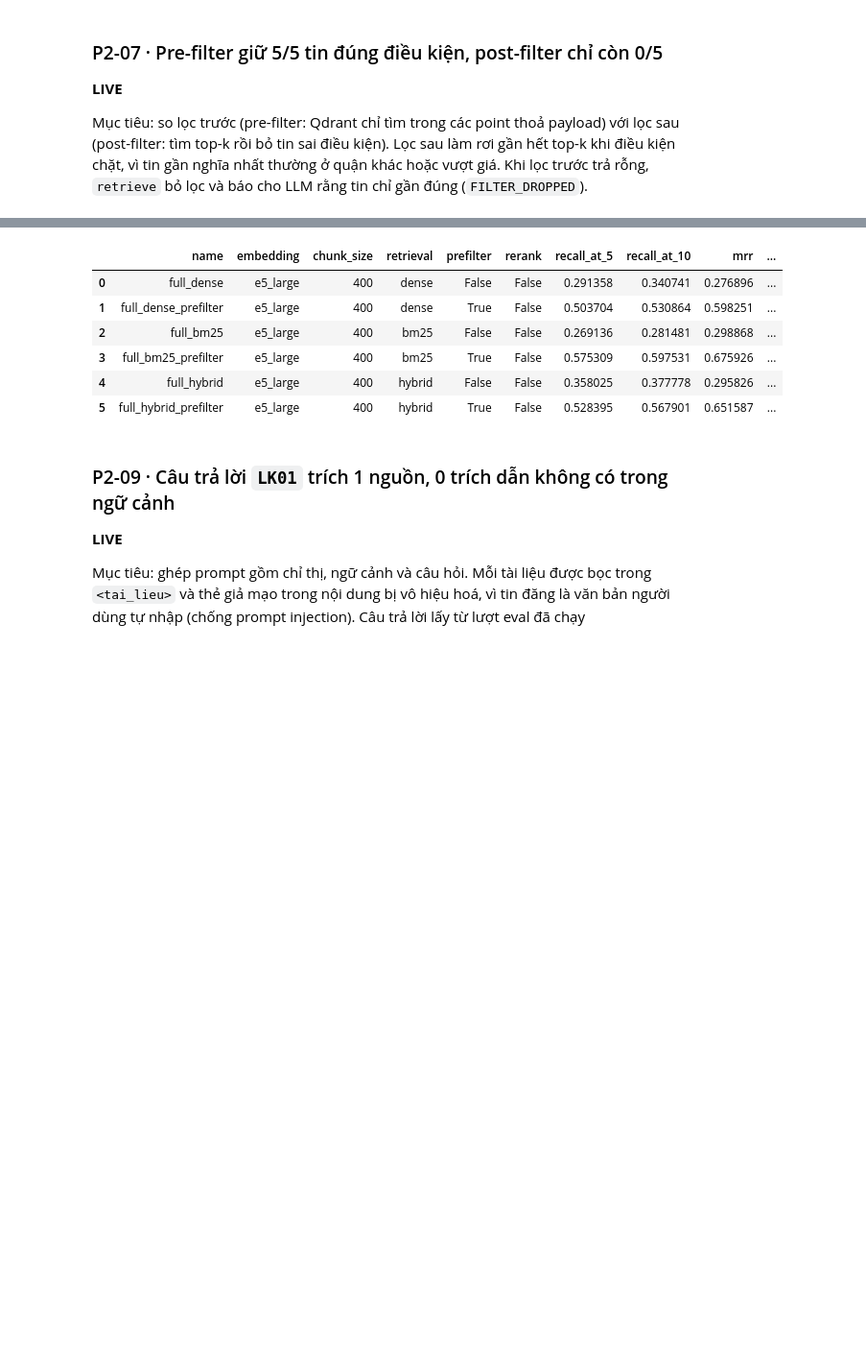
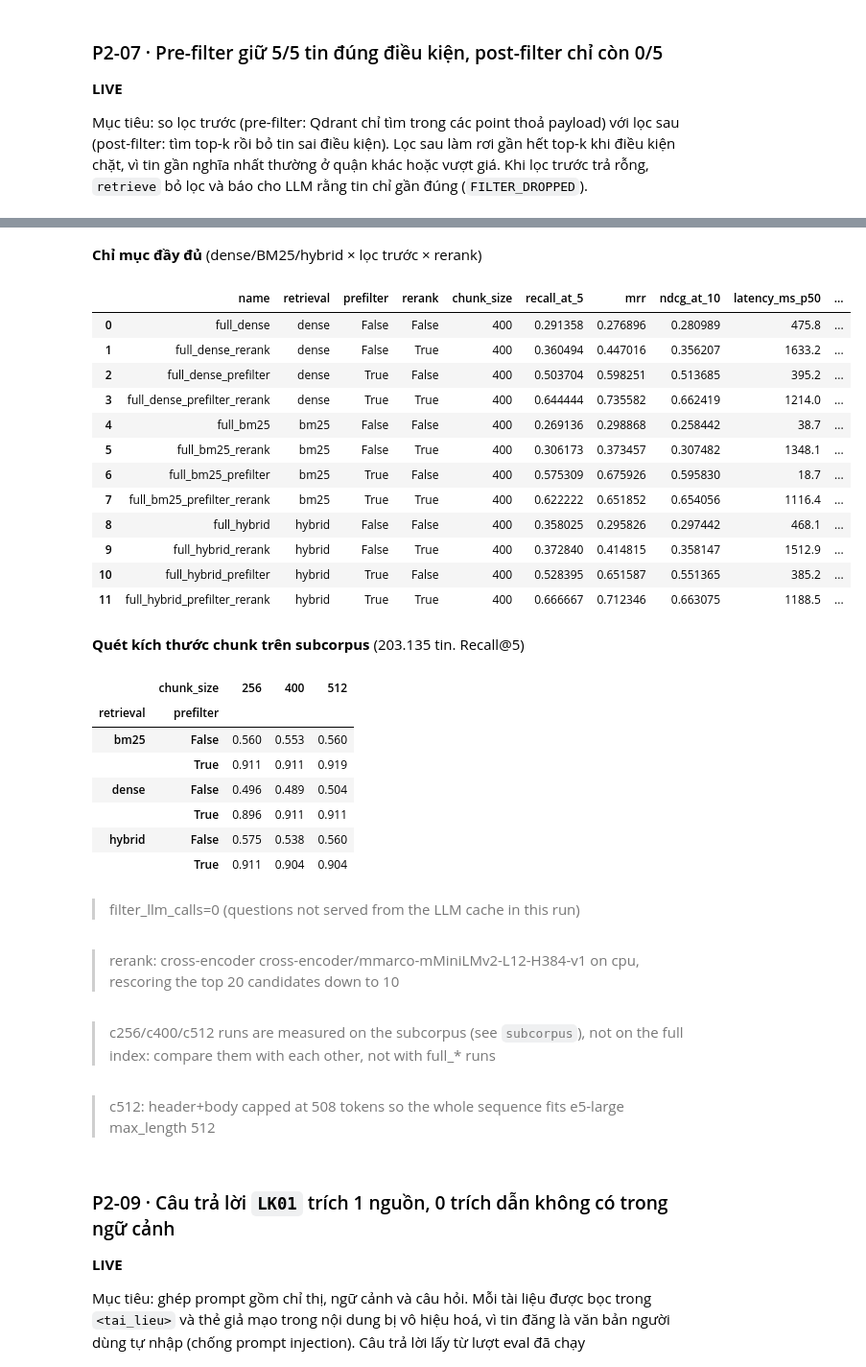
Before and after one commit to ngtukien/Vietnam-Real-Estates, a Jupyter notebook: notebooks/02_retrieval_generation.ipynb, the cells around one changed output, grey strips where cells are left out. Shown at 96% size. Cells and saved outputs as stored; diff of their text form; code cells hidden in the pictures; blank space fills up the shorter version.

```diff
--- a/notebooks/02_retrieval_generation.ipynb
+++ b/notebooks/02_retrieval_generation.ipynb
@@ -260,18 +261,47 @@ chứa mọi tin đáp án. Mặc định rerank tắt trong chatbot vì tăng
 # %%
 # P2-08 · CACHE
 ablation = load("ablation.json")
 if ablation is None:
     missing("`results/ablation.json`", "python scripts/vre_pipeline.py ablation")
 else:
-    display(pd.DataFrame(ablation["runs"]))
+    runs = pd.DataFrame(ablation["runs"])
+    cols = ["name", "retrieval", "prefilter", "rerank", "chunk_size", "recall_at_5", "mrr", "ndcg_at_10", "latency_ms_p50", "n_questions"]
+    md("**Chỉ mục đầy đủ** (dense/BM25/hybrid × lọc trước × rerank)")
+    display(runs[runs["name"].str.startswith("full_")][cols].reset_index(drop=True))
+    sub = runs[~runs["name"].str.startswith("full_")]
+    if len(sub):
+        md(f"**Quét kích thước chunk trên subcorpus** ({ablation['subcorpus']['n_listings']:,} tin, Recall@5)".replace(",", "."))
+        display(sub.pivot_table(index=["retrieval", "prefilter"], columns="chunk_size", values="recall_at_5").round(3))
+    for note in ablation.get("notes", []):
+        md(f"> {note}")
 # %% [output]
+**Chỉ mục đầy đủ** (dense/BM25/hybrid × lọc trước × rerank)
-|  | name | embedding | chunk_size | retrieval | prefilter | rerank | recall_at_5 | recall_at_10 | mrr | ... |
-| 0 | full_dense | e5_large | 400 | dense | False | False | 0.291358 | 0.340741 | 0.276896 | ... |
-| 1 | full_dense_prefilter | e5_large | 400 | dense | True | False | 0.503704 | 0.530864 | 0.598251 | ... |
-| 2 | full_bm25 | e5_large | 400 | bm25 | False | False | 0.269136 | 0.281481 | 0.298868 | ... |
-| 3 | full_bm25_prefilter | e5_large | 400 | bm25 | True | False | 0.575309 | 0.597531 | 0.675926 | ... |
-| 4 | full_hybrid | e5_large | 400 | hybrid | False | False | 0.358025 | 0.377778 | 0.295826 | ... |
-| 5 | full_hybrid_prefilter | e5_large | 400 | hybrid | True | False | 0.528395 | 0.567901 | 0.651587 | ... |
+|  | name | retrieval | prefilter | rerank | chunk_size | recall_at_5 | mrr | ndcg_at_10 | latency_ms_p50 | ... |
+| 0 | full_dense | dense | False | False | 400 | 0.291358 | 0.276896 | 0.280989 | 475.8 | ... |
+| 1 | full_dense_rerank | dense | False | True | 400 | 0.360494 | 0.447016 | 0.356207 | 1633.2 | ... |
+| 2 | full_dense_prefilter | dense | True | False | 400 | 0.503704 | 0.598251 | 0.513685 | 395.2 | ... |
+| 3 | full_dense_prefilter_rerank | dense | True | True | 400 | 0.644444 | 0.735582 | 0.662419 | 1214.0 | ... |
+| 4 | full_bm25 | bm25 | False | False | 400 | 0.269136 | 0.298868 | 0.258442 | 38.7 | ... |
+| 5 | full_bm25_rerank | bm25 | False | True | 400 | 0.306173 | 0.373457 | 0.307482 | 1348.1 | ... |
+| 6 | full_bm25_prefilter | bm25 | True | False | 400 | 0.575309 | 0.675926 | 0.595830 | 18.7 | ... |
+| 7 | full_bm25_prefilter_rerank | bm25 | True | True | 400 | 0.622222 | 0.651852 | 0.654056 | 1116.4 | ... |
+| 8 | full_hybrid | hybrid | False | False | 400 | 0.358025 | 0.295826 | 0.297442 | 468.1 | ... |
+| 9 | full_hybrid_rerank | hybrid | False | True | 400 | 0.372840 | 0.414815 | 0.358147 | 1512.9 | ... |
+| 10 | full_hybrid_prefilter | hybrid | True | False | 400 | 0.528395 | 0.651587 | 0.551365 | 385.2 | ... |
+| 11 | full_hybrid_prefilter_rerank | hybrid | True | True | 400 | 0.666667 | 0.712346 | 0.663075 | 1188.5 | ... |
+**Quét kích thước chunk trên subcorpus** (203.135 tin. Recall@5)
+|  | chunk_size | 256 | 400 | 512 |
+| retrieval | prefilter |  |  |  |
+| bm25 | False | 0.560 | 0.553 | 0.560 |
+|  | True | 0.911 | 0.911 | 0.919 |
+| dense | False | 0.496 | 0.489 | 0.504 |
+|  | True | 0.896 | 0.911 | 0.911 |
+| hybrid | False | 0.575 | 0.538 | 0.560 |
+|  | True | 0.911 | 0.904 | 0.904 |
+> filter_llm_calls=0 (questions not served from the LLM cache in this run)
+> rerank: cross-encoder cross-encoder/mmarco-mMiniLMv2-L12-H384-v1 on cpu, rescoring the top 20 candidates down to 10
+> c256/c400/c512 runs are measured on the subcorpus (see `subcorpus`), not on the full index: compare them with each other, not with full_* runs
+> c512: header+body capped at 508 tokens so the whole sequence fits e5-large max_length 512
 # %% [markdown]
 ### P2-09 · Câu trả lời `LK01` trích 1 nguồn, 0 trích dẫn không có trong ngữ cảnh
 **LIVE**
```
Also changed, not shown: parts of 12 cells of this notebook, 48 other files.
